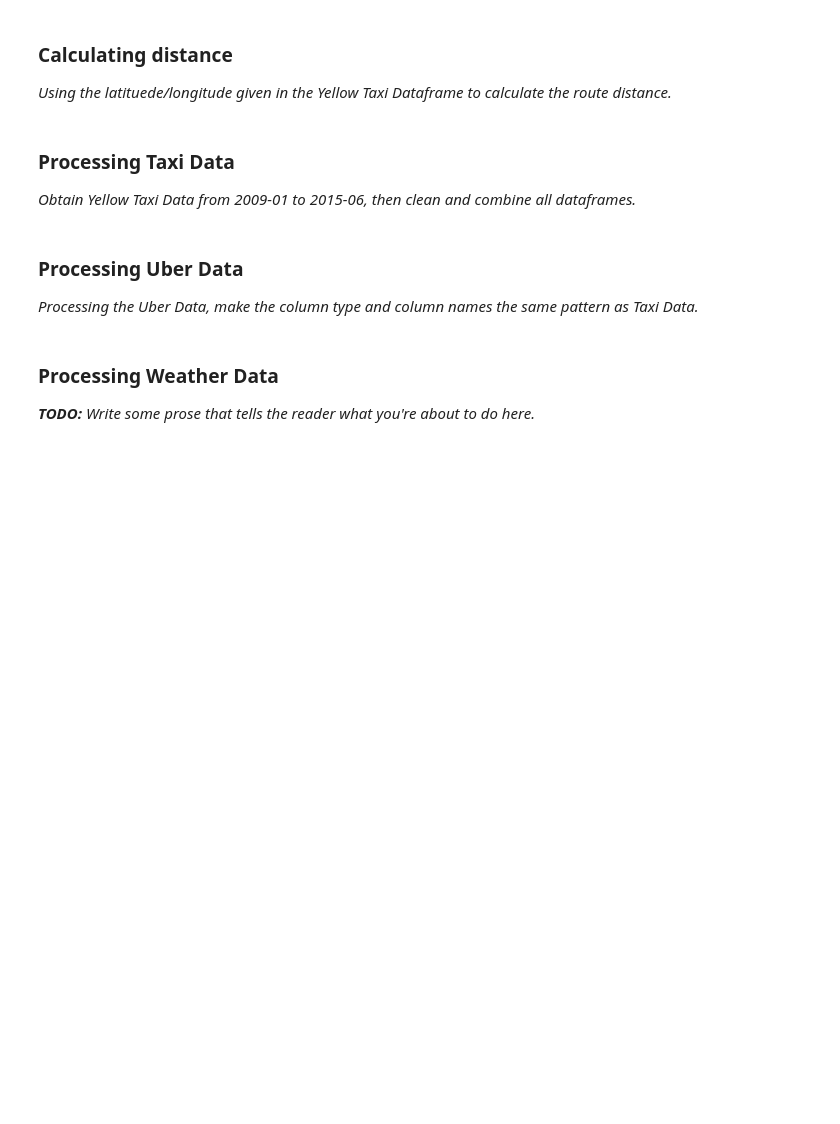
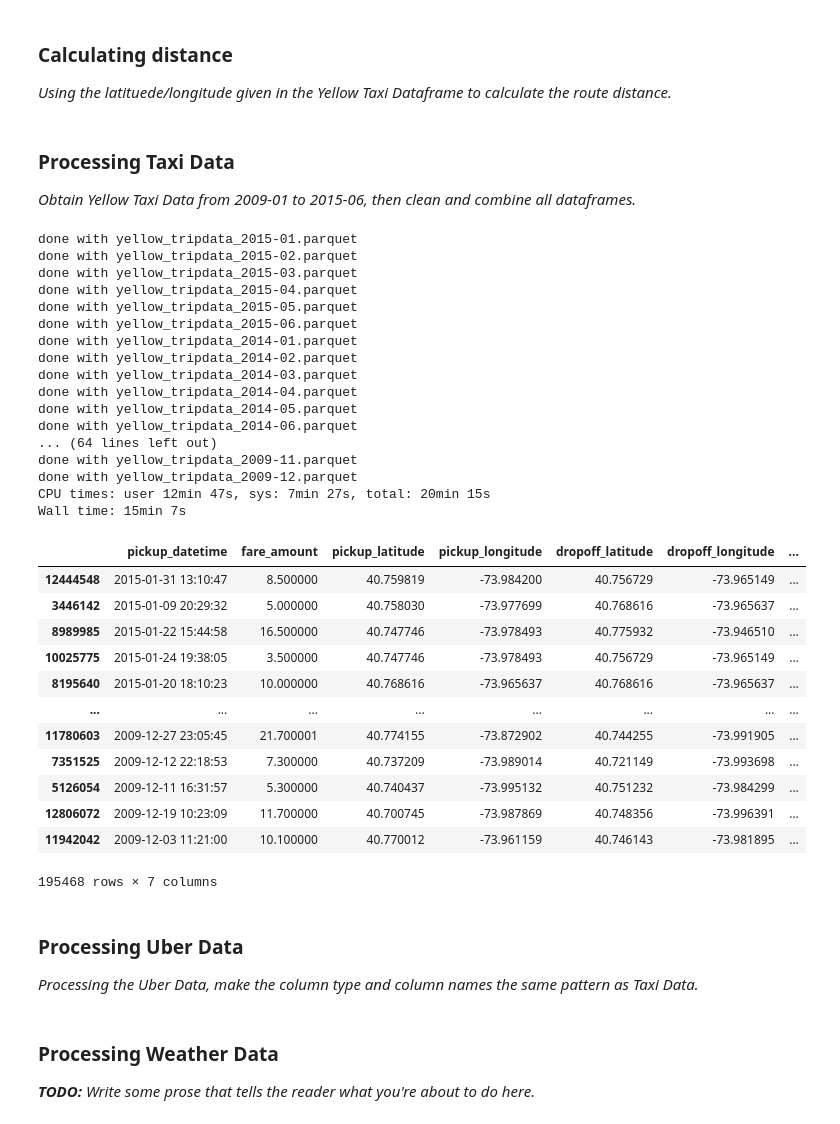
Before and after one commit to qixuan-jin/Clashes-between-Uber-and-Yellow-Taxi-IEOR4501, a Jupyter notebook: Project Scaffolding (1).ipynb, the cells around one changed output. Drawn from its saved outputs; the diff is of its cells as text; code cells hidden in the pictures; blank space fills up the shorter version.

Commit message:
update the mapping method for LocationID

```diff
--- a/Project Scaffolding (1).ipynb
+++ b/Project Scaffolding (1).ipynb
@@ -142,9 +142,12 @@ g = g.to_crs(4326)
 g['longitude'] = g.centroid.x
 g['latitude'] = g.centroid.y
 
-# change the index of g to LocationID and remove unnecessary columns
+# remove unnecessary columns
+# create mapping methods for latitude & longitude
+# aim to create lat & longitude which do not exist in some taxi data
 g = g[['LocationID', 'longitude', 'latitude', 'zone', 'borough']]
-g.index += 1
+lat_map = dict(zip(g['LocationID'], g['latitude']))
+lon_map = dict(zip(g['LocationID'], g['longitude']))
 # %%
 def find_taxi_csv_urls():
     """
@@ -184,10 +187,11 @@ def get_and_clean_month_taxi_data(url):
     # match the LocationID in 'df' with dataframe 'g'
     # add 4 new columns to 'df' after matching
     if 'PULocationID' in df.columns:
-        df['pickup_latitude']  = df['PULocationID'].map(g['latitude'])
-        df['pickup_longitude'] = df['PULocationID'].map(g['longitude'])
-        df['dropoff_latitude'] = df['DOLocationID'].map(g['latitude'])
-        df['dropoff_longitude']= df['DOLocationID'].map(g['longitude'])
+        df['pickup_latitude']  = df['PULocationID'].map(lat_map)
+        df['pickup_longitude'] = df['PULocationID'].map(lon_map)
+        df['dropoff_latitude'] =
+        df['DOLocationID'].map(lat_map)
+        df['dropoff_longitude']= df['DOLocationID'].map(lon_map)
 
     # normalizing column names, according to UBER_DATA column names
     df = df.rename(columns={'tpep_pickup_datetime':'pickup_datetime',
@@ -247,7 +251,10 @@ def get_and_clean_taxi_data():
 
     # clean dataframe and add columns
     for i in all_parquet:
-        dataframe = get_and_clean_month_taxi_data(i)
+
+        # read local files by extracting file name from url
+        file = i.split('/')[-1]
+        dataframe = get_and_clean_month_taxi_data(file)
         add_distance_column(dataframe)
         all_taxi_dataframes.append(dataframe)
 
@@ -255,6 +262,40 @@ def get_and_clean_taxi_data():
     taxi_data = pd.concat(all_taxi_dataframes)
 
     return taxi_data
+# %%
+%%time
+get_and_clean_taxi_data()
+# %% [output]
+done with yellow_tripdata_2015-01.parquet
+done with yellow_tripdata_2015-02.parquet
+done with yellow_tripdata_2015-03.parquet
+done with yellow_tripdata_2015-04.parquet
+done with yellow_tripdata_2015-05.parquet
+done with yellow_tripdata_2015-06.parquet
+done with yellow_tripdata_2014-01.parquet
+done with yellow_tripdata_2014-02.parquet
+done with yellow_tripdata_2014-03.parquet
+done with yellow_tripdata_2014-04.parquet
+done with yellow_tripdata_2014-05.parquet
+done with yellow_tripdata_2014-06.parquet
+... (64 lines left out)
+done with yellow_tripdata_2009-11.parquet
+done with yellow_tripdata_2009-12.parquet
+CPU times: user 12min 47s, sys: 7min 27s, total: 20min 15s
+Wall time: 15min 7s
+|  | pickup_datetime | fare_amount | pickup_latitude | pickup_longitude | dropoff_latitude | dropoff_longitude | ... |
+| 12444548 | 2015-01-31 13:10:47 | 8.500000 | 40.759819 | -73.984200 | 40.756729 | -73.965149 | ... |
+| 3446142 | 2015-01-09 20:29:32 | 5.000000 | 40.758030 | -73.977699 | 40.768616 | -73.965637 | ... |
+| 8989985 | 2015-01-22 15:44:58 | 16.500000 | 40.747746 | -73.978493 | 40.775932 | -73.946510 | ... |
+| 10025775 | 2015-01-24 19:38:05 | 3.500000 | 40.747746 | -73.978493 | 40.756729 | -73.965149 | ... |
+| 8195640 | 2015-01-20 18:10:23 | 10.000000 | 40.768616 | -73.965637 | 40.768616 | -73.965637 | ... |
+| ... | ... | ... | ... | ... | ... | ... | ... |
+| 11780603 | 2009-12-27 23:05:45 | 21.700001 | 40.774155 | -73.872902 | 40.744255 | -73.991905 | ... |
+| 7351525 | 2009-12-12 22:18:53 | 7.300000 | 40.737209 | -73.989014 | 40.721149 | -73.993698 | ... |
+| 5126054 | 2009-12-11 16:31:57 | 5.300000 | 40.740437 | -73.995132 | 40.751232 | -73.984299 | ... |
+| 12806072 | 2009-12-19 10:23:09 | 11.700000 | 40.700745 | -73.987869 | 40.748356 | -73.996391 | ... |
+| 11942042 | 2009-12-03 11:21:00 | 10.100000 | 40.770012 | -73.961159 | 40.746143 | -73.981895 | ... |
+195468 rows × 7 columns
 # %% [markdown]
 ### Processing Uber Data
 
```
